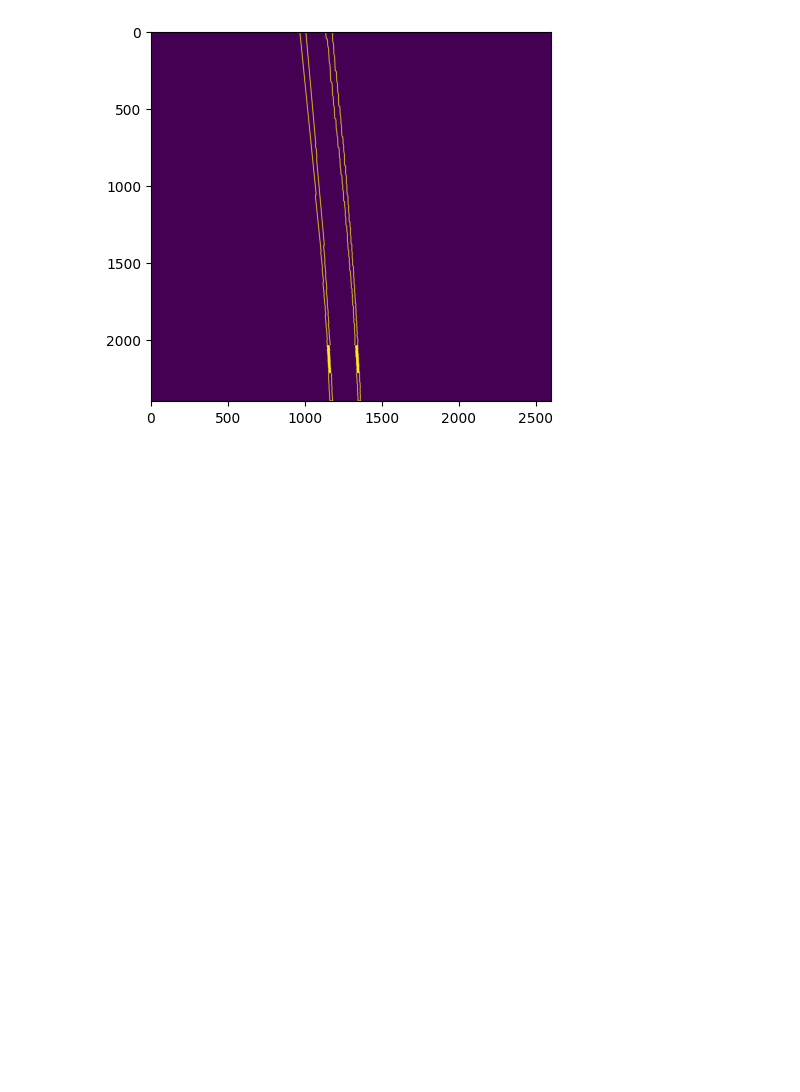
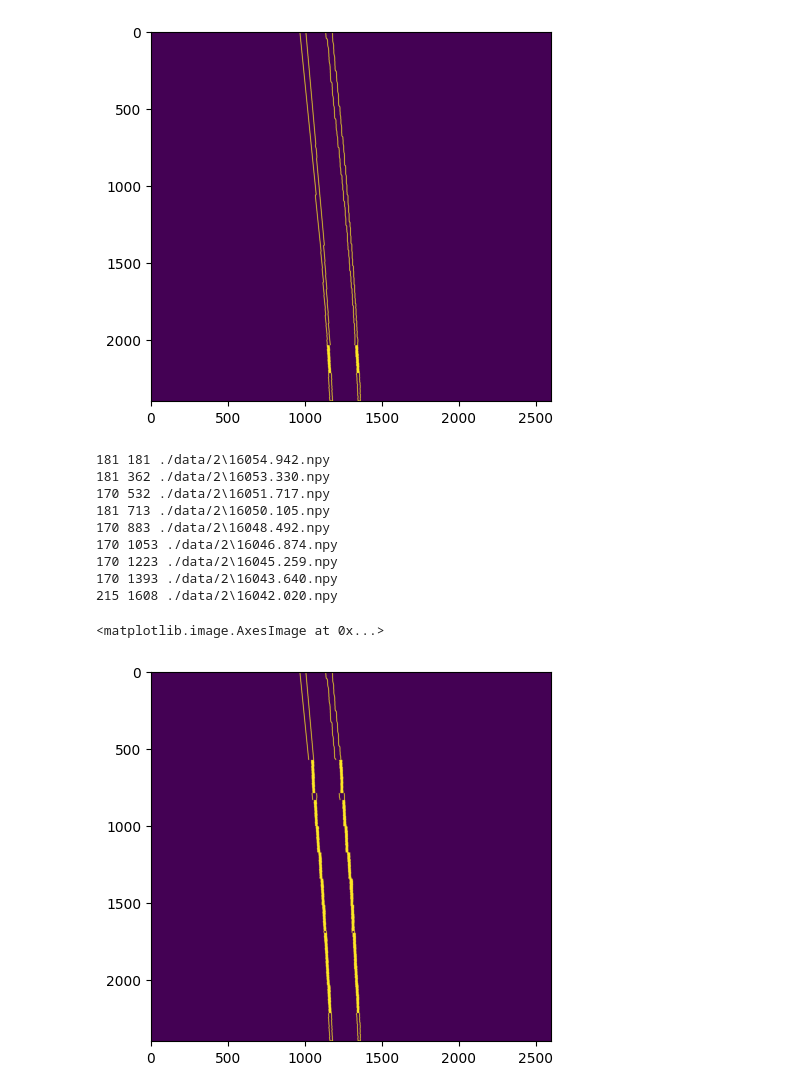
Before and after one commit to Andrudewt/perspective, a Jupyter notebook: main.ipynb, the cells around one changed output. Saved outputs shown, nothing was run; the diff lists cells and outputs as text; code cells hidden in the pictures; blank space fills up the shorter version.

```diff
--- a/main.ipynb
+++ b/main.ipynb
@@ -234,9 +234,21 @@ plt.plot(x_centr, y_centr);
 # 8.8мм в однм пикселе
 
 # если идти вперед, отступ в пикселях на центр линии
-def pix_step(ind1, ind2):
-    return abs(int(((coord[ind1] - coord[ind2]) * 1000) / 8.8))
+def coord2pix(c1, c2):
+    return abs(int(((c1 - c2) * 1000) / 8.8))
 
-print(pix_step(24, 25))
-print(pix_step(23, 24))
+
+# координаты в target points на изобр
+
+st_p = coord[-40]
+t_ps = []
+t_v = 0
+for c in coord[26:35]:
+    res = coord2pix(st_p, c)
+    res += t_v
+    t_v = res
+    t_ps.append(res)
+    st_p = c
+
+t_ps
 # %% [output]
@@ -291,3 +303,42 @@ plt.imshow(mask_res)
 # %% [output]
 <matplotlib.image.AxesImage at 0x...>
 [figure]
+# %%
+# проба в цикл
+
+# для высот картинок
+a = 181
+diff = np.diff(t_ps)
+diff = np.hstack((a, diff))
+
+mask_res = mask_cont.copy()
+bord = 200
+
+for h, p, name in zip(diff, t_ps, msk_fs[25:15:-1]):
+    print(h, p, name)
+    mask_nxt = load_warp(name)
+    mask_nxt_p = mask_nxt[-h:, :]
+    x_min = np.where(mask_nxt[-2, :] == 1)[0][0]
+    x_max = np.where(mask_nxt[-2, :] == 1)[0][-1]
+
+    m_p = x_min + ((x_max - x_min) // 2)
+
+    t_p = round(x_centr[-p])
+
+    mask_res[-p-h:-p, t_p:t_p+bord] = mask_nxt_p[:, m_p:m_p+bord]
+    mask_res[-p-h:-p, t_p-bord:t_p] = mask_nxt_p[:, m_p-bord:m_p]
+
+
+plt.imshow(mask_res)
+# %% [output]
+181 181 ./data/2\16054.942.npy
+181 362 ./data/2\16053.330.npy
+170 532 ./data/2\16051.717.npy
+181 713 ./data/2\16050.105.npy
+170 883 ./data/2\16048.492.npy
+170 1053 ./data/2\16046.874.npy
+170 1223 ./data/2\16045.259.npy
+170 1393 ./data/2\16043.640.npy
+215 1608 ./data/2\16042.020.npy
+<matplotlib.image.AxesImage at 0x...>
+[figure, added]
```
Also changed, not shown: parts of 2 cells of this notebook.
